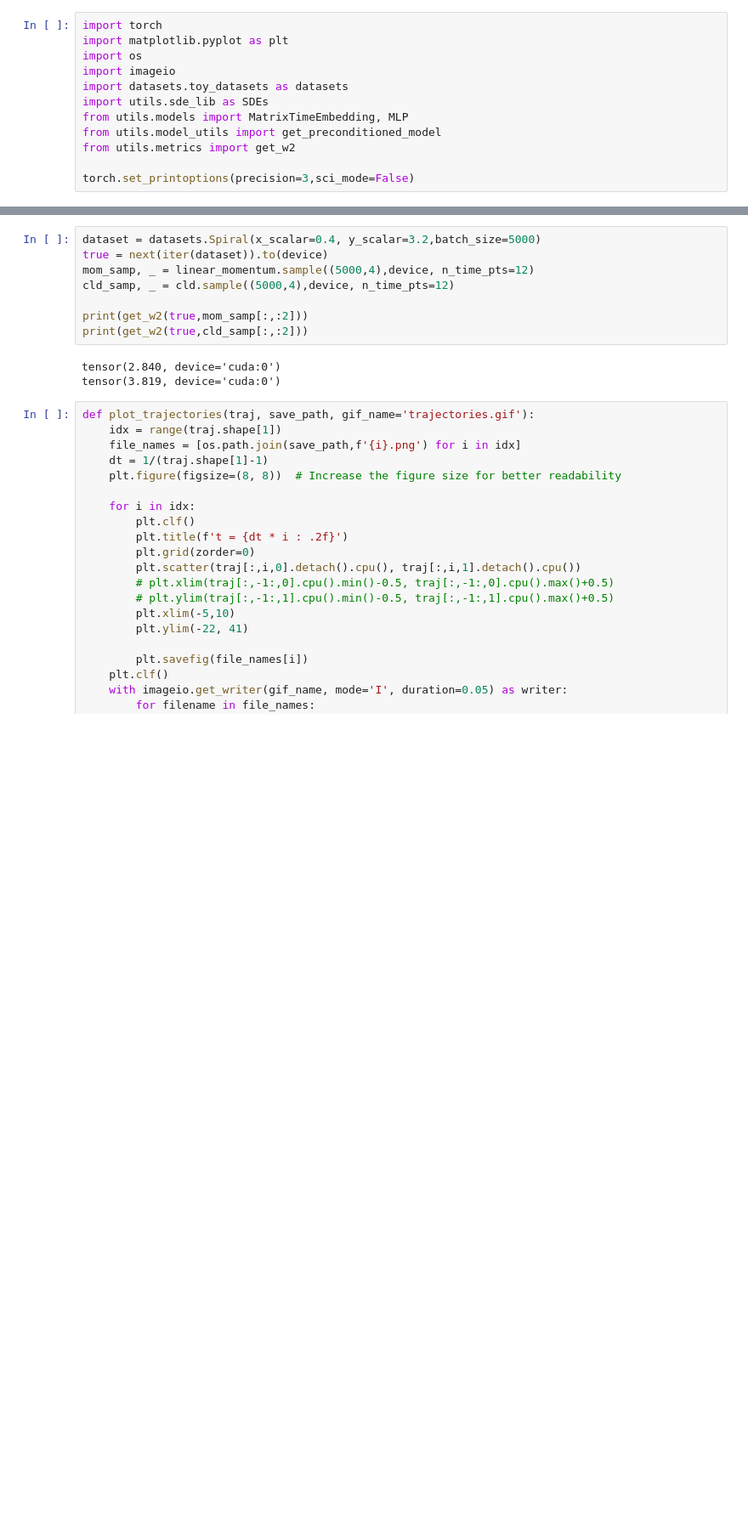
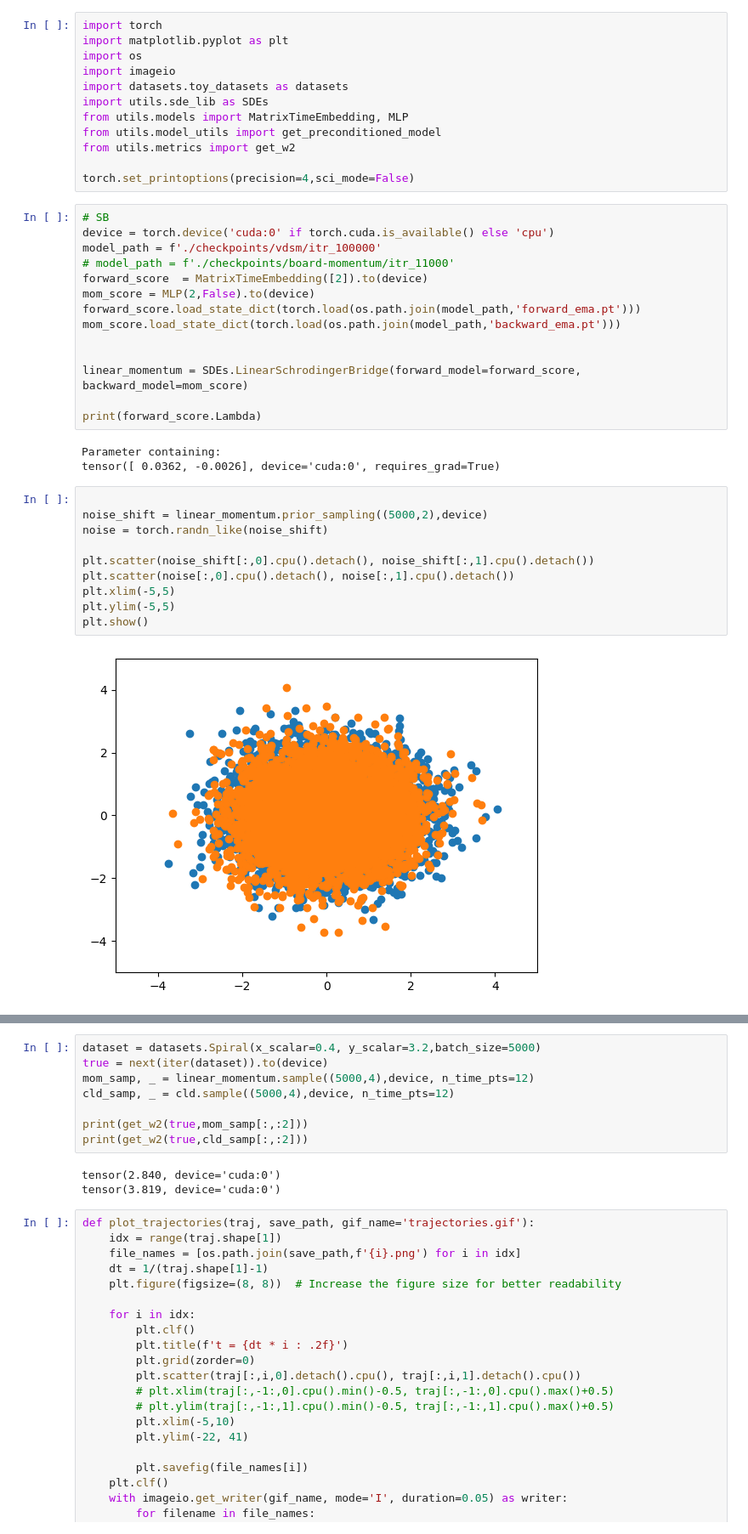
Before and after one commit to KevinRojas1499/variational-sb, a Jupyter notebook: experiment.ipynb, the cells around one changed output, grey strips where cells are left out. Shown at 85% size. Saved outputs shown, nothing was run; the diff lists cells and outputs as text; blank space fills up the shorter version.

Commit message:
Added correct prior sampling and improved EMA

```diff
--- a/experiment.ipynb
+++ b/experiment.ipynb
@@ -9,7 +9,36 @@ from utils.models import MatrixTimeEmbedding, MLP
 from utils.model_utils import get_preconditioned_model
 from utils.metrics import get_w2
 
-torch.set_printoptions(precision=3,sci_mode=False)
+torch.set_printoptions(precision=4,sci_mode=False)
+# %%
+# SB
+device = torch.device('cuda:0' if torch.cuda.is_available() else 'cpu')
+model_path = f'./checkpoints/vdsm/itr_100000'
+# model_path = f'./checkpoints/board-momentum/itr_11000'
+forward_score  = MatrixTimeEmbedding([2]).to(device)
+mom_score = MLP(2,False).to(device)
+forward_score.load_state_dict(torch.load(os.path.join(model_path,'forward_ema.pt')))
+mom_score.load_state_dict(torch.load(os.path.join(model_path,'backward_ema.pt')))
+
+
+linear_momentum = SDEs.LinearSchrodingerBridge(forward_model=forward_score, backward_model=mom_score)
+
+print(forward_score.Lambda)
+# %% [output]
+Parameter containing:
+tensor([ 0.0362, -0.0026], device='cuda:0', requires_grad=True)
+# %%
+
+noise_shift = linear_momentum.prior_sampling((5000,2),device)
+noise = torch.randn_like(noise_shift)
+
+plt.scatter(noise_shift[:,0].cpu().detach(), noise_shift[:,1].cpu().detach())
+plt.scatter(noise[:,0].cpu().detach(), noise[:,1].cpu().detach())
+plt.xlim(-5,5)
+plt.ylim(-5,5)
+plt.show()
+# %% [output]
+[figure, added]
 # %%
 # SB
 device = torch.device('cuda:0' if torch.cuda.is_available() else 'cpu')
```
Also changed, not shown: parts of 3 cells of this notebook, 5 other files.
